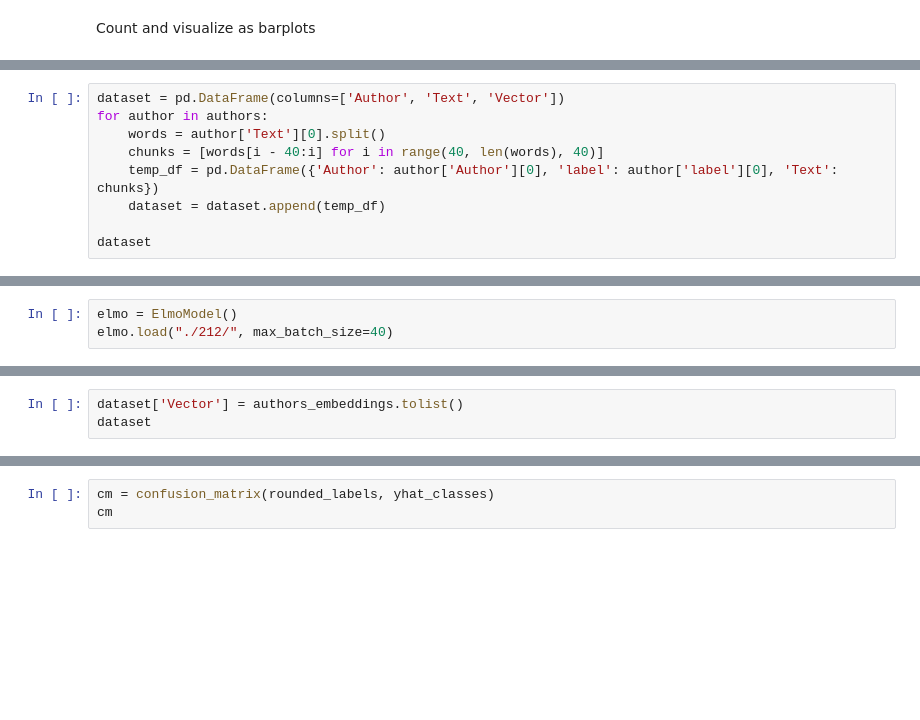
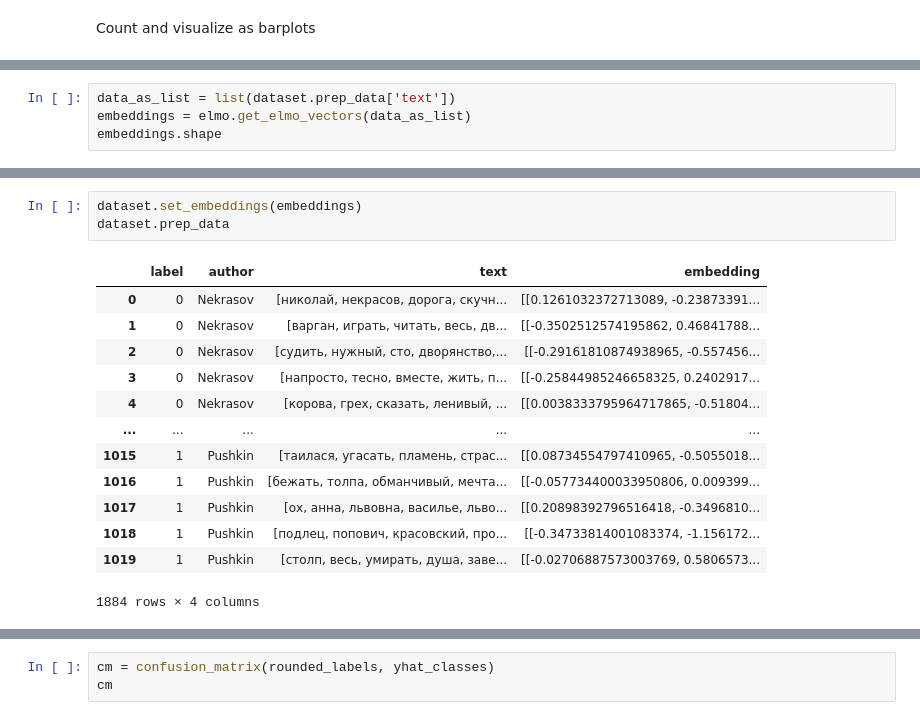
Before and after one commit to kmaltcev/NLP-BiLSTM-model, a Jupyter notebook: CNN_BiLSTM.ipynb, the cells around one changed output, grey strips where cells are left out. Saved outputs shown, nothing was run; the diff lists cells and outputs as text; blank space fills up the shorter version.

```diff
--- a/CNN_BiLSTM.ipynb
+++ b/CNN_BiLSTM.ipynb
@@ -157,9 +70,0 @@ plt.show();
-# %%
-dataset = pd.DataFrame(columns=['Author', 'Text', 'Vector'])
-for author in authors:
-    words = author['Text'][0].split()
-    chunks = [words[i - 40:i] for i in range(40, len(words), 40)]
-    temp_df = pd.DataFrame({'Author': author['Author'][0], 'label': author['label'][0], 'Text': chunks})
-    dataset = dataset.append(temp_df)
-
-dataset
@@ -180,3 +70,0 @@ dataset
-# %%
-elmo = ElmoModel()
-elmo.load("./212/", max_batch_size=40)
@@ -209,3 +70,0 @@ authors_embeddings.shape
-# %%
-dataset['Vector'] = authors_embeddings.tolist()
-dataset
@@ -356,0 +93,4 @@ weighted avg       0.90      0.90      0.90       283
+# %%
+data_as_list = list(dataset.prep_data['text'])
+embeddings = elmo.get_elmo_vectors(data_as_list)
+embeddings.shape
@@ -356,0 +116,17 @@ weighted avg       0.90      0.90      0.90       283
+# %%
+dataset.set_embeddings(embeddings)
+dataset.prep_data
+# %% [output]
+|  | label | author | text | embedding |
+| 0 | 0 | Nekrasov | [николай, некрасов, дорога, скучн... | [[0.1261032372713089, -0.23873391... |
+| 1 | 0 | Nekrasov | [варган, играть, читать, весь, дв... | [[-0.3502512574195862, 0.46841788... |
+| 2 | 0 | Nekrasov | [судить, нужный, сто, дворянство,... | [[-0.29161810874938965, -0.557456... |
+| 3 | 0 | Nekrasov | [напросто, тесно, вместе, жить, п... | [[-0.25844985246658325, 0.2402917... |
+| 4 | 0 | Nekrasov | [корова, грех, сказать, ленивый, ... | [[0.0038333795964717865, -0.51804... |
+| ... | ... | ... | ... | ... |
+| 1015 | 1 | Pushkin | [таилася, угасать, пламень, страс... | [[0.08734554797410965, -0.5055018... |
+| 1016 | 1 | Pushkin | [бежать, толпа, обманчивый, мечта... | [[-0.057734400033950806, 0.009399... |
+| 1017 | 1 | Pushkin | [ох, анна, львовна, василье, льво... | [[0.20898392796516418, -0.3496810... |
+| 1018 | 1 | Pushkin | [подлец, попович, красовский, про... | [[-0.34733814001083374, -1.156172... |
+| 1019 | 1 | Pushkin | [столп, весь, умирать, душа, заве... | [[-0.02706887573003769, 0.5806573... |
+1884 rows × 4 columns
```
Also changed, not shown: parts of 40 cells of this notebook, 24 other files.
